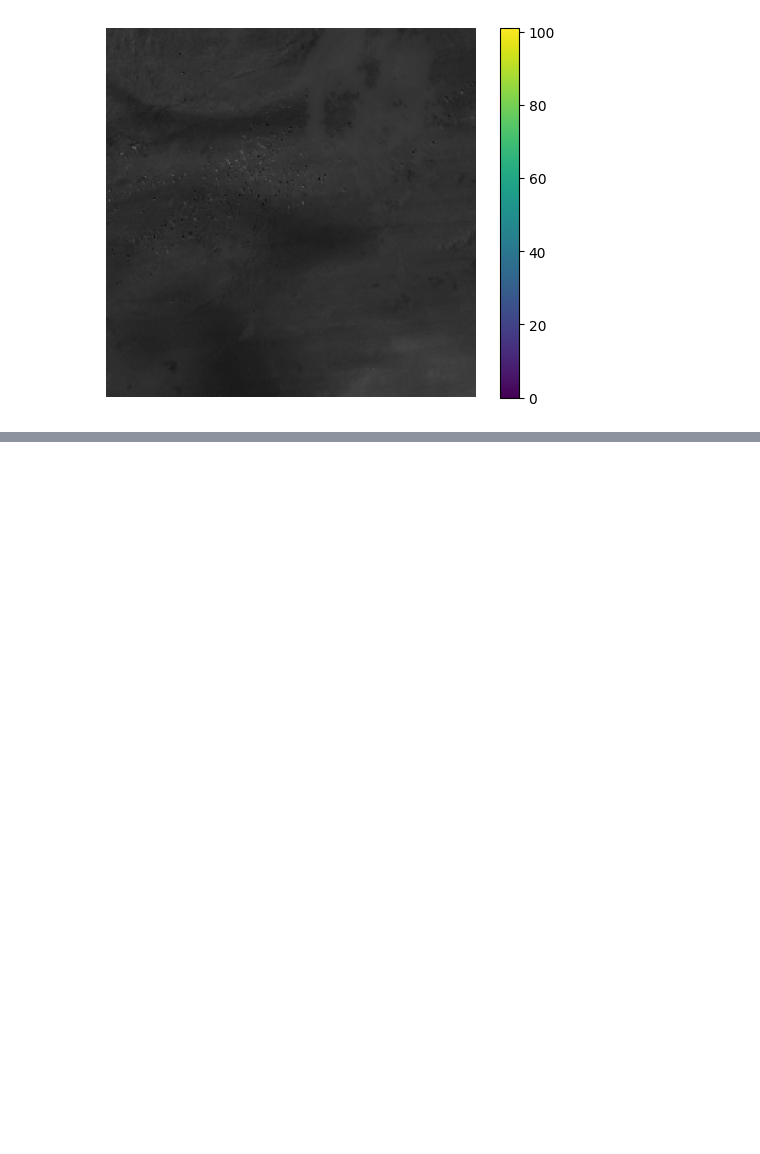
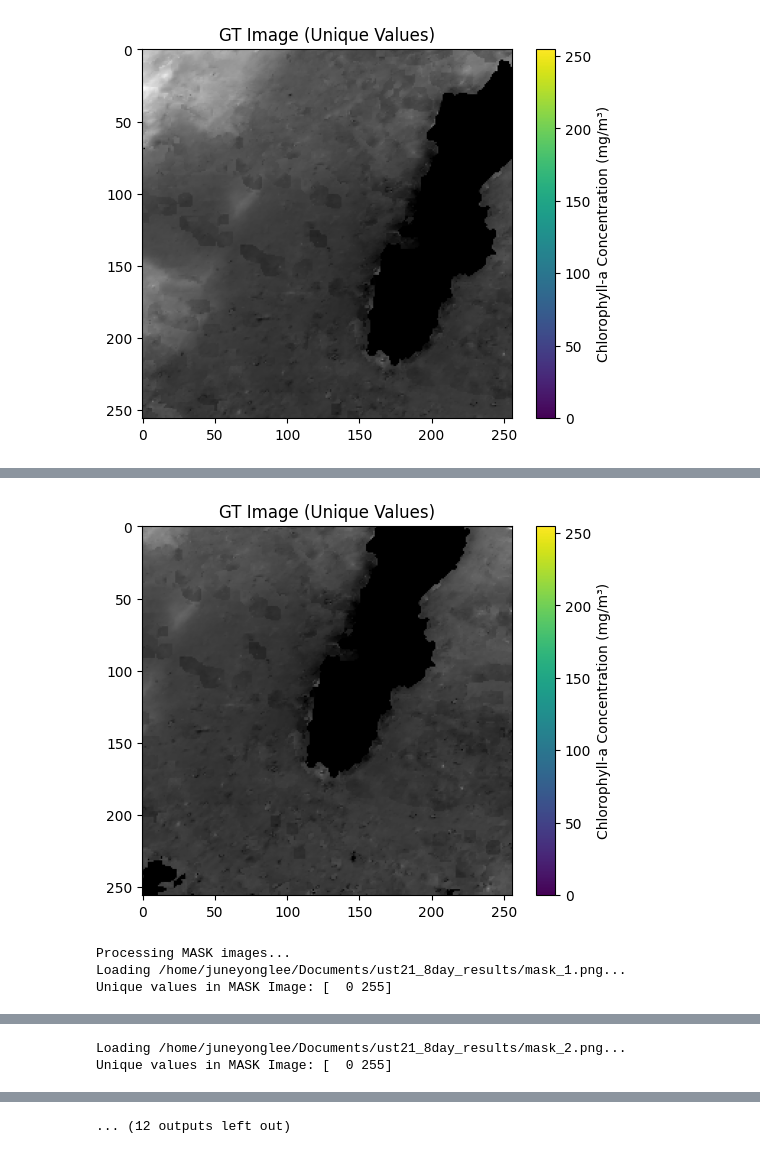
Before and after one commit to yousirong/marine_satellite_image_restoration, a Jupyter notebook: Notebook/5. visualize reconstructed region only.ipynb, the cells around one changed output, grey strips where cells are left out. Drawn from its saved outputs; the diff is of its cells as text; code cells hidden in the pictures; blank space fills up the shorter version.

```diff
--- a/Notebook/5. visualize reconstructed region only.ipynb
+++ b/Notebook/5. visualize reconstructed region only.ipynb
@@ -9,12 +1,65 @@ import random
 # %%
-path = '/home/juneyonglee/Desktop/AY_ust/model/results/ust_chl_4_perfect/600000/10/recon/'
+import os
+import numpy as np
+import cv2
+import matplotlib.pyplot as plt
 
-imgs = os.listdir(path)
-len(imgs)
-# ind = random.randint(0,18665)
-ind = random.randint(0,18665)
-img = cv2.imread(os.path.join(path, imgs[ind]),cv2.IMREAD_UNCHANGED)
-plt.imshow(img)
-plt.axis(False)
-_ = plt.colorbar()
+def load_image(file_path):
+    """
+    Load PNG image and return as numpy array.
+    """
+    return cv2.imread(file_path, cv2.IMREAD_UNCHANGED)
+
+def convert_to_raw_chl(image, scale_factor=1):
+    """
+    Convert the image to raw Chlorophyll-a values.
+    This function assumes some scaling factor for conversion.
+    Adjust `scale_factor` based on the dataset format.
+    """
+    chl_raw = image * scale_factor
+    return chl_raw
+
+def plot_image_with_unique_values(image, title):
+    """
+    Display the image and print its unique values.
+    """
+    unique_vals = np.unique(image)
+    print(f"Unique values in {title}: {unique_vals}")
+
+    # Display image
+    plt.imshow(image, cmap='viridis')
+    plt.title(f'{title} (Unique Values)')
+    plt.colorbar(label='Chlorophyll-a Concentration (mg/m³)')
+    plt.show()
+
+def process_test_images(directory, image_prefix="gt"):
+    """
+    Process the test images in the provided directory.
+    - Load GT, mask, masked, and recon images.
+    - Convert them to raw Chlorophyll-a values.
+    - Print and display their unique values.
+    """
+    image_types = ['gt', 'mask', 'masked', 'recon','img']  # Expected image types
+
+    for img_type in image_types:
+        # Find images of this type in the directory
+        img_files = sorted([f for f in os.listdir(directory) if f.startswith(img_type) and f.endswith('.png')])
+        print(f"Processing {img_type.upper()} images...")
+
+        for img_file in img_files:
+            file_path = os.path.join(directory, img_file)
+            print(f"Loading {file_path}...")
+
+            # Load the image
+            img = load_image(file_path)
+
+            # Convert to raw Chlorophyll-a values
+            chl_img = convert_to_raw_chl(img, scale_factor=1)  # Adjust scale_factor as needed
+
+            # Plot and print unique values
+            plot_image_with_unique_values(chl_img, title=f'{img_type.upper()} Image')
+
+# Example usage:
+test_directory = "/home/juneyonglee/Documents/ust21_8day_results"  # Replace with your actual directory path
+process_test_images(test_directory)
 # %% [output]
@@ -21 +82 @@ _ = plt.colorbar()
-[figure, old version]
+[figure, new version]
@@ -21,0 +93,4 @@ _ = plt.colorbar()
+[figure, added]
+Processing MASK images...
+Loading /home/juneyonglee/Documents/ust21_8day_results/mask_1.png...
+Unique values in MASK Image: [  0 255]
@@ -21,0 +98,2 @@ _ = plt.colorbar()
+Loading /home/juneyonglee/Documents/ust21_8day_results/mask_2.png...
+Unique values in MASK Image: [  0 255]
@@ -21,0 +128 @@ _ = plt.colorbar()
+... (12 outputs left out)
```
Also changed, not shown: parts of 2 cells of this notebook, 17 other files.
